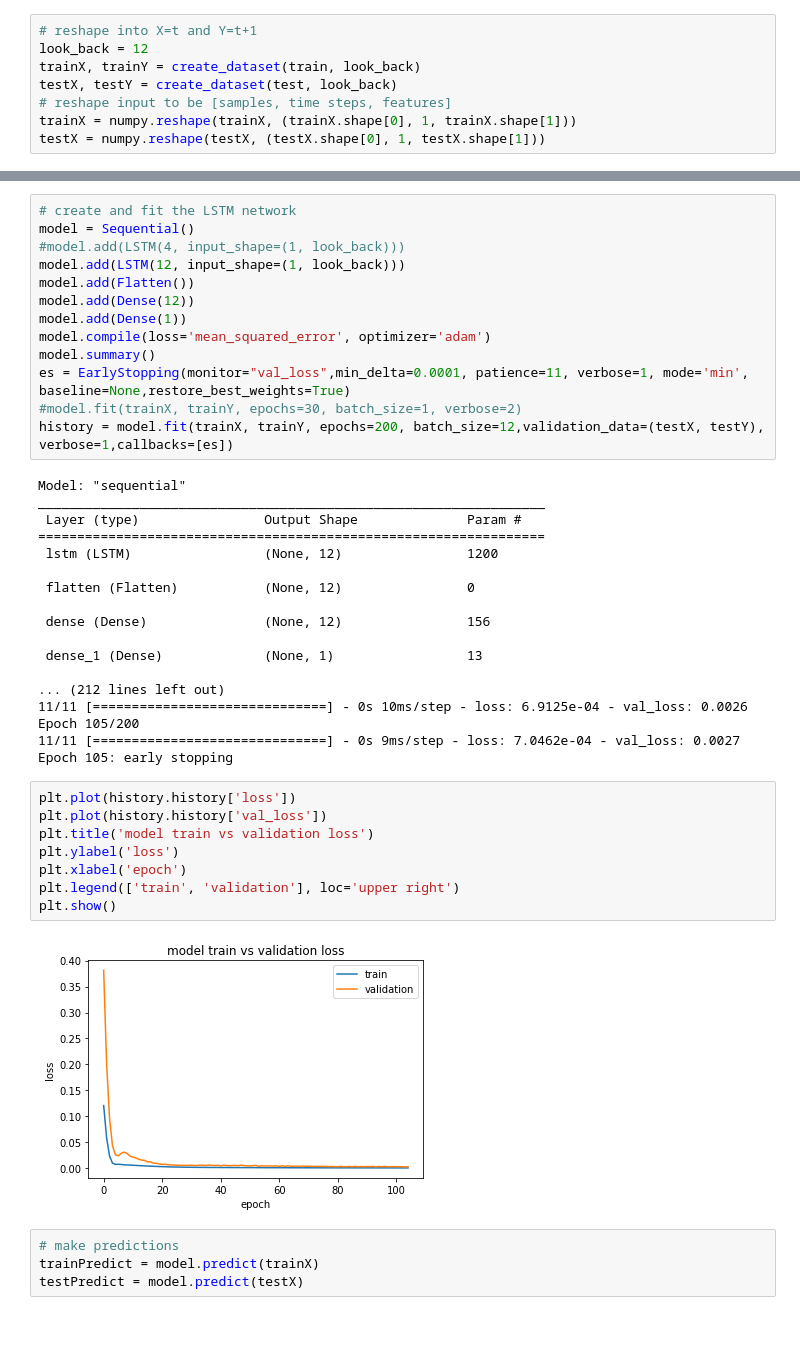
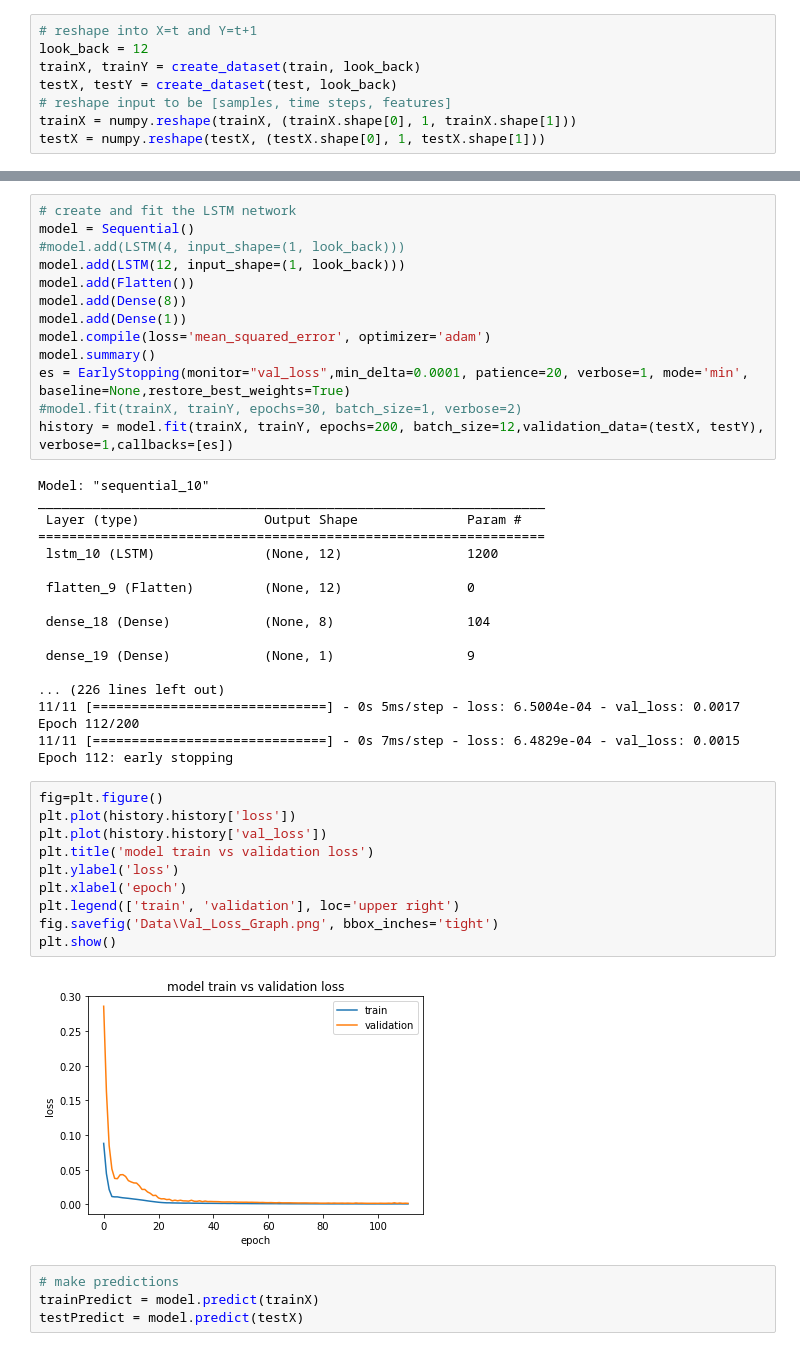
Before and after one commit to RahulMimani-2024/Technological_Intervention_In_Tourism_Industry, a Jupyter notebook: LSTM_Regression.ipynb, the cells around one changed output, grey strips where cells are left out. Drawn from its saved outputs; the diff is of its cells as text.

```diff
--- a/LSTM_Regression.ipynb
+++ b/LSTM_Regression.ipynb
@@ -89,41 +62,43 @@ model = Sequential()
 #model.add(LSTM(4, input_shape=(1, look_back)))
 model.add(LSTM(12, input_shape=(1, look_back)))
 model.add(Flatten())
-model.add(Dense(12))
+model.add(Dense(8))
 model.add(Dense(1))
 model.compile(loss='mean_squared_error', optimizer='adam')
 model.summary()
-es = EarlyStopping(monitor="val_loss",min_delta=0.0001, patience=11, verbose=1, mode='min', baseline=None,restore_best_weights=True)
+es = EarlyStopping(monitor="val_loss",min_delta=0.0001, patience=20, verbose=1, mode='min', baseline=None,restore_best_weights=True)
 #model.fit(trainX, trainY, epochs=30, batch_size=1, verbose=2)
 history = model.fit(trainX, trainY, epochs=200, batch_size=12,validation_data=(testX, testY), verbose=1,callbacks=[es])
 # %% [output]
-Model: "sequential"
+Model: "sequential_10"
 _________________________________________________________________
  Layer (type)                Output Shape              Param #
 =================================================================
- lstm (LSTM)                 (None, 12)                1200
+ lstm_10 (LSTM)              (None, 12)                1200
 
- flatten (Flatten)           (None, 12)                0
+ flatten_9 (Flatten)         (None, 12)                0
 
- dense (Dense)               (None, 12)                156
+ dense_18 (Dense)            (None, 8)                 104
 
- dense_1 (Dense)             (None, 1)                 13
+ dense_19 (Dense)            (None, 1)                 9
 
-... (212 lines left out)
-11/11 [==============================] - 0s 10ms/step - loss: 6.9125e-04 - val_loss: 0.0026
-Epoch 105/200
-11/11 [==============================] - 0s 9ms/step - loss: 7.0462e-04 - val_loss: 0.0027
-Epoch 105: early stopping
+... (226 lines left out)
+11/11 [==============================] - 0s 5ms/step - loss: 6.5004e-04 - val_loss: 0.0017
+Epoch 112/200
+11/11 [==============================] - 0s 7ms/step - loss: 6.4829e-04 - val_loss: 0.0015
+Epoch 112: early stopping
 # %%
+fig=plt.figure()
 plt.plot(history.history['loss'])
 plt.plot(history.history['val_loss'])
 plt.title('model train vs validation loss')
 plt.ylabel('loss')
 plt.xlabel('epoch')
 plt.legend(['train', 'validation'], loc='upper right')
+fig.savefig('Data\Val_Loss_Graph.png', bbox_inches='tight')
 plt.show()
 # %% [output]
-[figure, old version]
+[figure, new version]
 # %%
 # make predictions
 trainPredict = model.predict(trainX)
```
Also changed, not shown: parts of 8 cells of this notebook.
